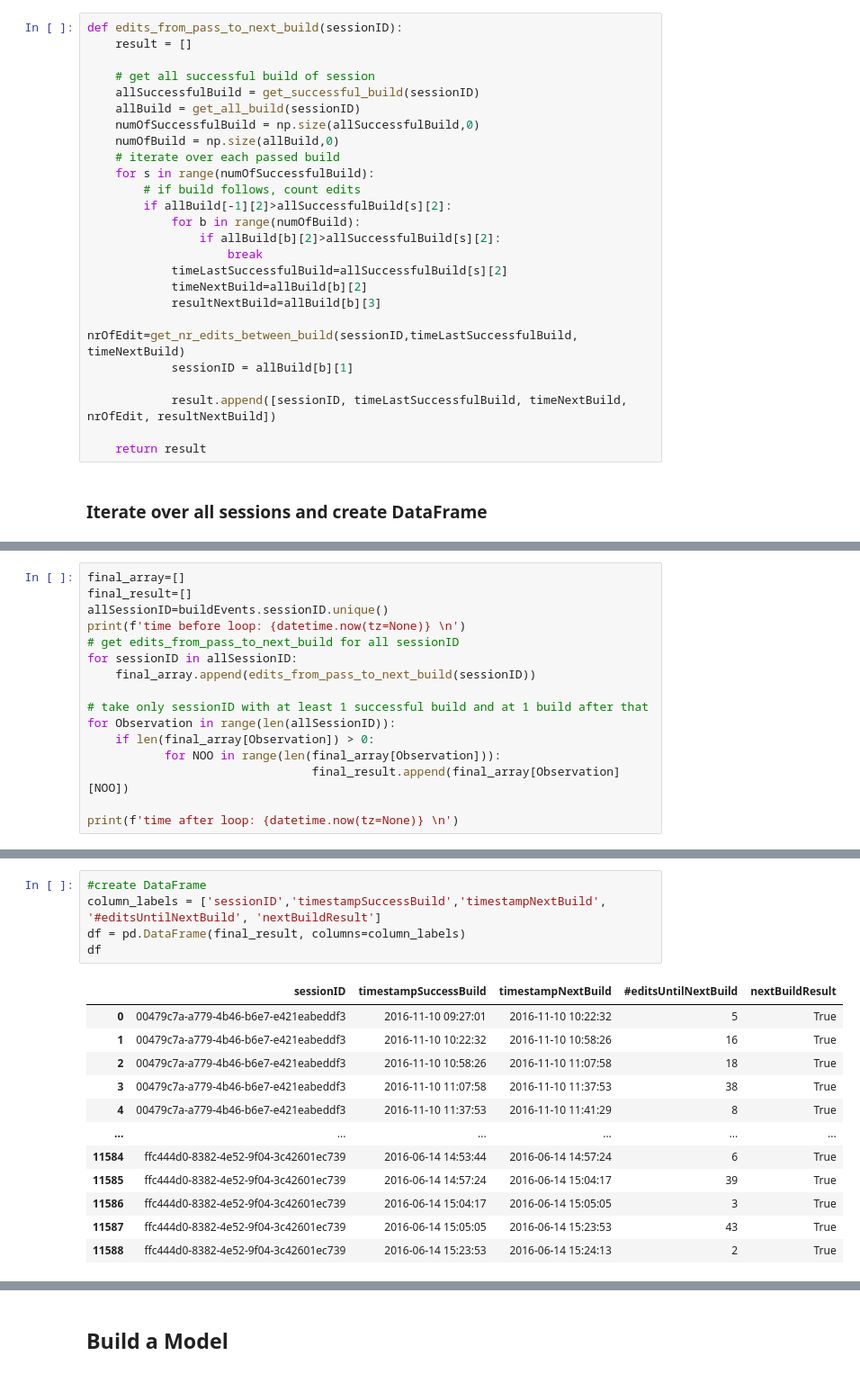
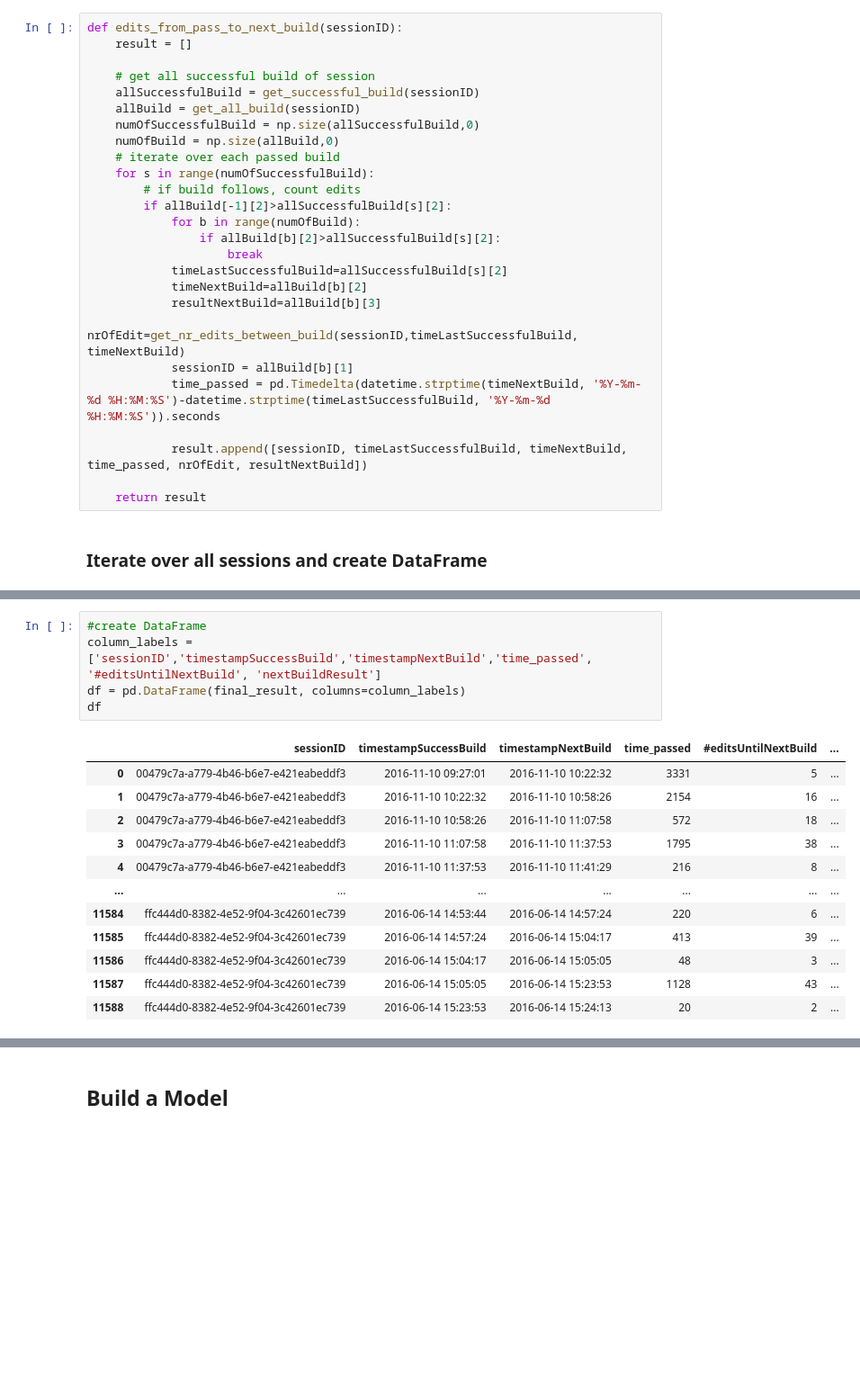
Before and after one commit to sesi200/bigdataanalytics-project, a Jupyter notebook: analysis/edit_since_successful_build.ipynb, the cells around one changed output, grey strips where cells are left out. Shown at 90% size. Cells and saved outputs as stored; diff of their text form; blank space fills up the shorter version.

```diff
--- a/analysis/edit_since_successful_build.ipynb
+++ b/analysis/edit_since_successful_build.ipynb
@@ -108,8 +112,9 @@ def edits_from_pass_to_next_build(sessionID):
             resultNextBuild=allBuild[b][3]
             nrOfEdit=get_nr_edits_between_build(sessionID,timeLastSuccessfulBuild, timeNextBuild)
             sessionID = allBuild[b][1]
+            time_passed = pd.Timedelta(datetime.strptime(timeNextBuild, '%Y-%m-%d %H:%M:%S')-datetime.strptime(timeLastSuccessfulBuild, '%Y-%m-%d %H:%M:%S')).seconds
 
-            result.append([sessionID, timeLastSuccessfulBuild, timeNextBuild, nrOfEdit, resultNextBuild])
+            result.append([sessionID, timeLastSuccessfulBuild, timeNextBuild, time_passed, nrOfEdit, resultNextBuild])
 
     return result
 # %% [markdown]
@@ -134,16 +138,0 @@ time after loop: 2020-05-11 11:23:22.725436
-# %%
-final_array=[]
-final_result=[]
-allSessionID=buildEvents.sessionID.unique()
-print(f'time before loop: {datetime.now(tz=None)} \n')
-# get edits_from_pass_to_next_build for all sessionID
-for sessionID in allSessionID:
-    final_array.append(edits_from_pass_to_next_build(sessionID))
-
-# take only sessionID with at least 1 successful build and at 1 build after that
-for Observation in range(len(allSessionID)):
-    if len(final_array[Observation]) > 0:
-           for NOO in range(len(final_array[Observation])):
-                                final_result.append(final_array[Observation][NOO])
-
-print(f'time after loop: {datetime.now(tz=None)} \n')
@@ -154,18 +139,18 @@ time after loop: 2020-04-14 16:46:21.041335
 # %%
 #create DataFrame
-column_labels = ['sessionID','timestampSuccessBuild','timestampNextBuild', '#editsUntilNextBuild', 'nextBuildResult']
+column_labels = ['sessionID','timestampSuccessBuild','timestampNextBuild','time_passed', '#editsUntilNextBuild', 'nextBuildResult']
 df = pd.DataFrame(final_result, columns=column_labels)
 df
 # %% [output]
-|  | sessionID | timestampSuccessBuild | timestampNextBuild | #editsUntilNextBuild | nextBuildResult |
-| 0 | 00479c7a-a779-4b46-b6e7-e421eabeddf3 | 2016-11-10 09:27:01 | 2016-11-10 10:22:32 | 5 | True |
-| 1 | 00479c7a-a779-4b46-b6e7-e421eabeddf3 | 2016-11-10 10:22:32 | 2016-11-10 10:58:26 | 16 | True |
-| 2 | 00479c7a-a779-4b46-b6e7-e421eabeddf3 | 2016-11-10 10:58:26 | 2016-11-10 11:07:58 | 18 | True |
-| 3 | 00479c7a-a779-4b46-b6e7-e421eabeddf3 | 2016-11-10 11:07:58 | 2016-11-10 11:37:53 | 38 | True |
-| 4 | 00479c7a-a779-4b46-b6e7-e421eabeddf3 | 2016-11-10 11:37:53 | 2016-11-10 11:41:29 | 8 | True |
-| ... | ... | ... | ... | ... | ... |
-| 11584 | ffc444d0-8382-4e52-9f04-3c42601ec739 | 2016-06-14 14:53:44 | 2016-06-14 14:57:24 | 6 | True |
-| 11585 | ffc444d0-8382-4e52-9f04-3c42601ec739 | 2016-06-14 14:57:24 | 2016-06-14 15:04:17 | 39 | True |
-| 11586 | ffc444d0-8382-4e52-9f04-3c42601ec739 | 2016-06-14 15:04:17 | 2016-06-14 15:05:05 | 3 | True |
-| 11587 | ffc444d0-8382-4e52-9f04-3c42601ec739 | 2016-06-14 15:05:05 | 2016-06-14 15:23:53 | 43 | True |
-| 11588 | ffc444d0-8382-4e52-9f04-3c42601ec739 | 2016-06-14 15:23:53 | 2016-06-14 15:24:13 | 2 | True |
+|  | sessionID | timestampSuccessBuild | timestampNextBuild | time_passed | #editsUntilNextBuild | ... |
+| 0 | 00479c7a-a779-4b46-b6e7-e421eabeddf3 | 2016-11-10 09:27:01 | 2016-11-10 10:22:32 | 3331 | 5 | ... |
+| 1 | 00479c7a-a779-4b46-b6e7-e421eabeddf3 | 2016-11-10 10:22:32 | 2016-11-10 10:58:26 | 2154 | 16 | ... |
+| 2 | 00479c7a-a779-4b46-b6e7-e421eabeddf3 | 2016-11-10 10:58:26 | 2016-11-10 11:07:58 | 572 | 18 | ... |
+| 3 | 00479c7a-a779-4b46-b6e7-e421eabeddf3 | 2016-11-10 11:07:58 | 2016-11-10 11:37:53 | 1795 | 38 | ... |
+| 4 | 00479c7a-a779-4b46-b6e7-e421eabeddf3 | 2016-11-10 11:37:53 | 2016-11-10 11:41:29 | 216 | 8 | ... |
+| ... | ... | ... | ... | ... | ... | ... |
+| 11584 | ffc444d0-8382-4e52-9f04-3c42601ec739 | 2016-06-14 14:53:44 | 2016-06-14 14:57:24 | 220 | 6 | ... |
+| 11585 | ffc444d0-8382-4e52-9f04-3c42601ec739 | 2016-06-14 14:57:24 | 2016-06-14 15:04:17 | 413 | 39 | ... |
+| 11586 | ffc444d0-8382-4e52-9f04-3c42601ec739 | 2016-06-14 15:04:17 | 2016-06-14 15:05:05 | 48 | 3 | ... |
+| 11587 | ffc444d0-8382-4e52-9f04-3c42601ec739 | 2016-06-14 15:05:05 | 2016-06-14 15:23:53 | 1128 | 43 | ... |
+| 11588 | ffc444d0-8382-4e52-9f04-3c42601ec739 | 2016-06-14 15:23:53 | 2016-06-14 15:24:13 | 20 | 2 | ... |
```
Also changed, not shown: parts of 28 cells of this notebook.
